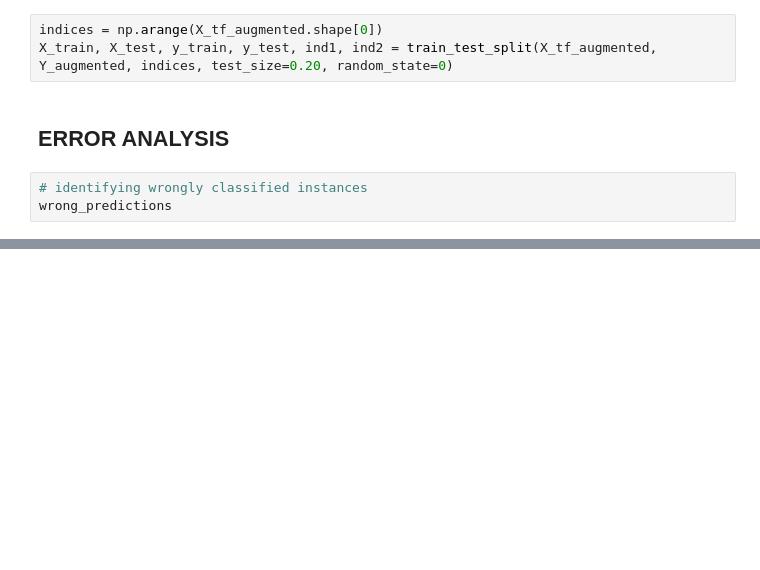
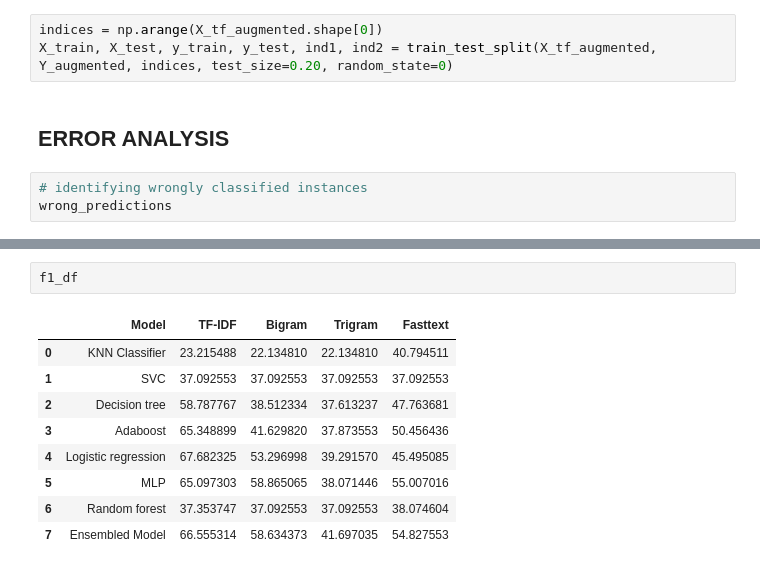
Before and after one commit to shreya1110-dev/TuluSentimentData, a Jupyter notebook: TuluSentimentAnalysis.ipynb, the cells around one changed output, grey strips where cells are left out. Drawn from its saved outputs; the diff is of its cells as text; blank space fills up the shorter version.

```diff
--- a/TuluSentimentAnalysis.ipynb
+++ b/TuluSentimentAnalysis.ipynb
@@ -349,0 +362,12 @@ wrong_predictions
+# %%
+f1_df
+# %% [output]
+|  | Model | TF-IDF | Bigram | Trigram | Fasttext |
+| 0 | KNN Classifier | 23.215488 | 22.134810 | 22.134810 | 40.794511 |
+| 1 | SVC | 37.092553 | 37.092553 | 37.092553 | 37.092553 |
+| 2 | Decision tree | 58.787767 | 38.512334 | 37.613237 | 47.763681 |
+| 3 | Adaboost | 65.348899 | 41.629820 | 37.873553 | 50.456436 |
+| 4 | Logistic regression | 67.682325 | 53.296998 | 39.291570 | 45.495085 |
+| 5 | MLP | 65.097303 | 58.865065 | 38.071446 | 55.007016 |
+| 6 | Random forest | 37.353747 | 37.092553 | 37.092553 | 38.074604 |
+| 7 | Ensembled Model | 66.555314 | 58.634373 | 41.697035 | 54.827553 |
```
Also changed, not shown: parts of 1 cell of this notebook.
